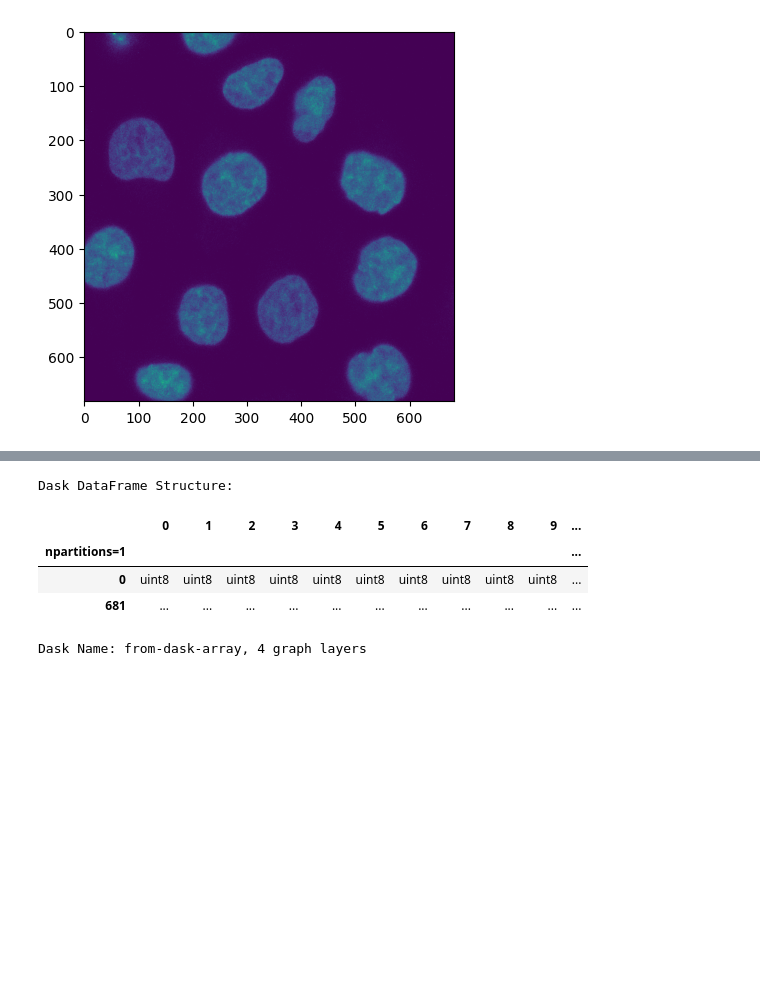
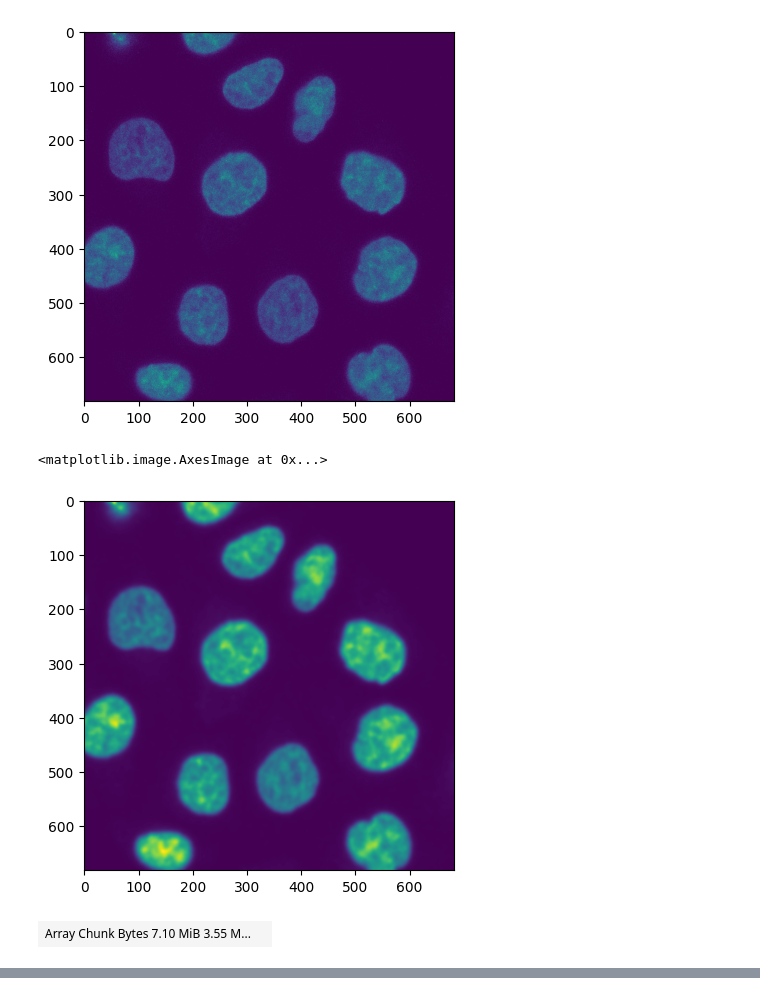
Before and after one commit to BioImageTools/ome-zarr-image-analysis-nextflow, a Jupyter notebook: ome-zarr-py-test/nnotebook.ipynb, the cells around one changed output, grey strips where cells are left out. Drawn from its saved outputs; the diff is of its cells as text; code cells hidden in the pictures; blank space fills up the shorter version.

```diff
--- a/ome-zarr-py-test/nnotebook.ipynb
+++ b/ome-zarr-py-test/nnotebook.ipynb
@@ -112,0 +121,7 @@ plt.imshow(lazy_c0)
+# %%
+blurred = gaussian(lazy_c0, sigma=3)
+# %%
+plt.imshow(blurred)
+# %% [output]
+<matplotlib.image.AxesImage at 0x...>
+[figure, added]
@@ -113,14 +130,9 @@ plt.imshow(lazy_c0)
+# %%
+two_ch_imag
+# %% [output]
+| Array Chunk Bytes 7.10 MiB 3.55 M... |  |
 # %%
 from IPython.display import Image
 Image(lazy_c0.compute())
 # %% [output]
 [figure]
-# %%
-img.get_image_dask_data("YX").to_dask_dataframe()
-# %% [output]
-Dask DataFrame Structure:
-|  | 0 | 1 | 2 | 3 | 4 | 5 | 6 | 7 | 8 | 9 | ... |
-| npartitions=1 |  |  |  |  |  |  |  |  |  |  | ... |
-| 0 | uint8 | uint8 | uint8 | uint8 | uint8 | uint8 | uint8 | uint8 | uint8 | uint8 | ... |
-| 681 | ... | ... | ... | ... | ... | ... | ... | ... | ... | ... | ... |
-Dask Name: from-dask-array, 4 graph layers
```
Also changed, not shown: parts of 5 cells of this notebook, 1 other file.
